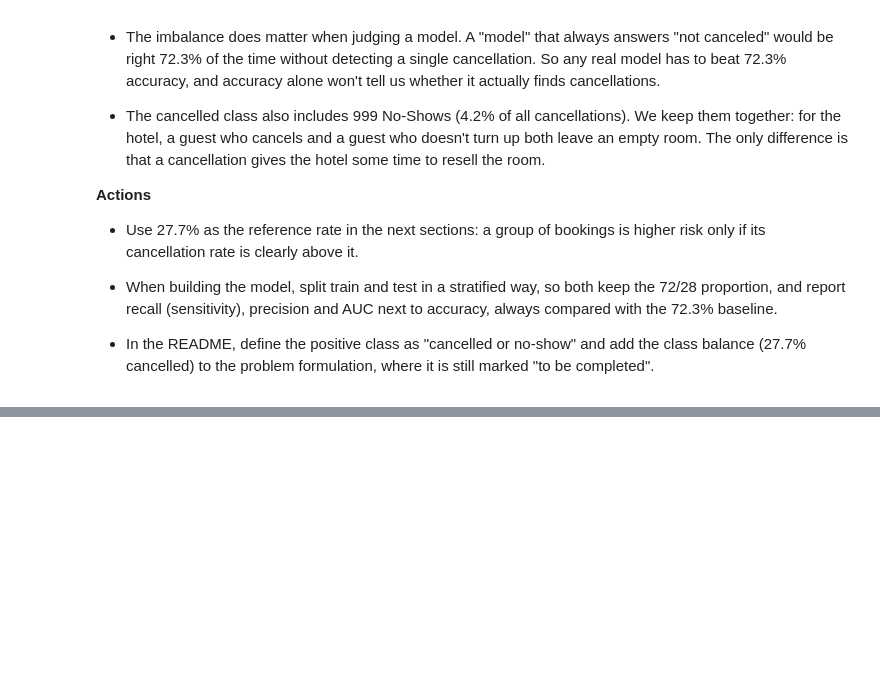
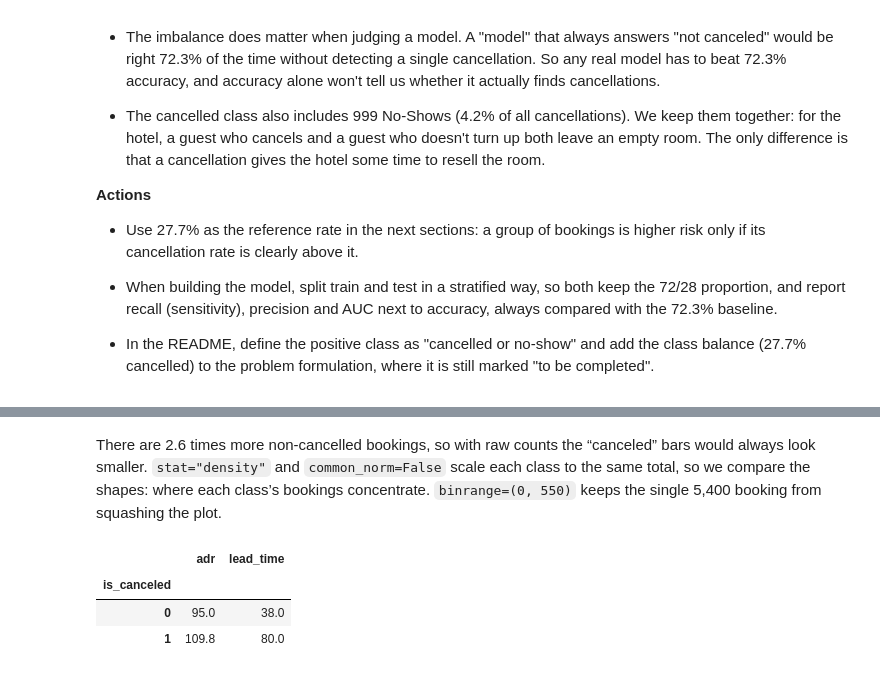
Before and after one commit to martinmon19/Assignment-MACHINE-LEARNING, a Jupyter notebook: notebooks/03_distributions.ipynb, the cells around one changed output, grey strips where cells are left out. Cells and saved outputs as stored; diff of their text form; code cells hidden in the pictures; blank space fills up the shorter version.

```diff
--- a/notebooks/03_distributions.ipynb
+++ b/notebooks/03_distributions.ipynb
@@ -175,0 +205,9 @@ plt.show()
+# %% [markdown]
+There are 2.6 times more non-cancelled bookings, so with raw counts the “canceled” bars would always look smaller. ``stat="density"`` and ``common_norm=False`` scale each class to the same total, so we compare the shapes: where each class’s bookings concentrate. ``binrange=(0, 550)`` keeps the single 5,400 booking from squashing the plot.
+# %%
+df.groupby(target)[["adr", "lead_time"]].median()
+# %% [output]
+|  | adr | lead_time |
+| is_canceled |  |  |
+| 0 | 95.0 | 38.0 |
+| 1 | 109.8 | 80.0 |
```
Also changed, not shown: parts of 5 cells of this notebook.
